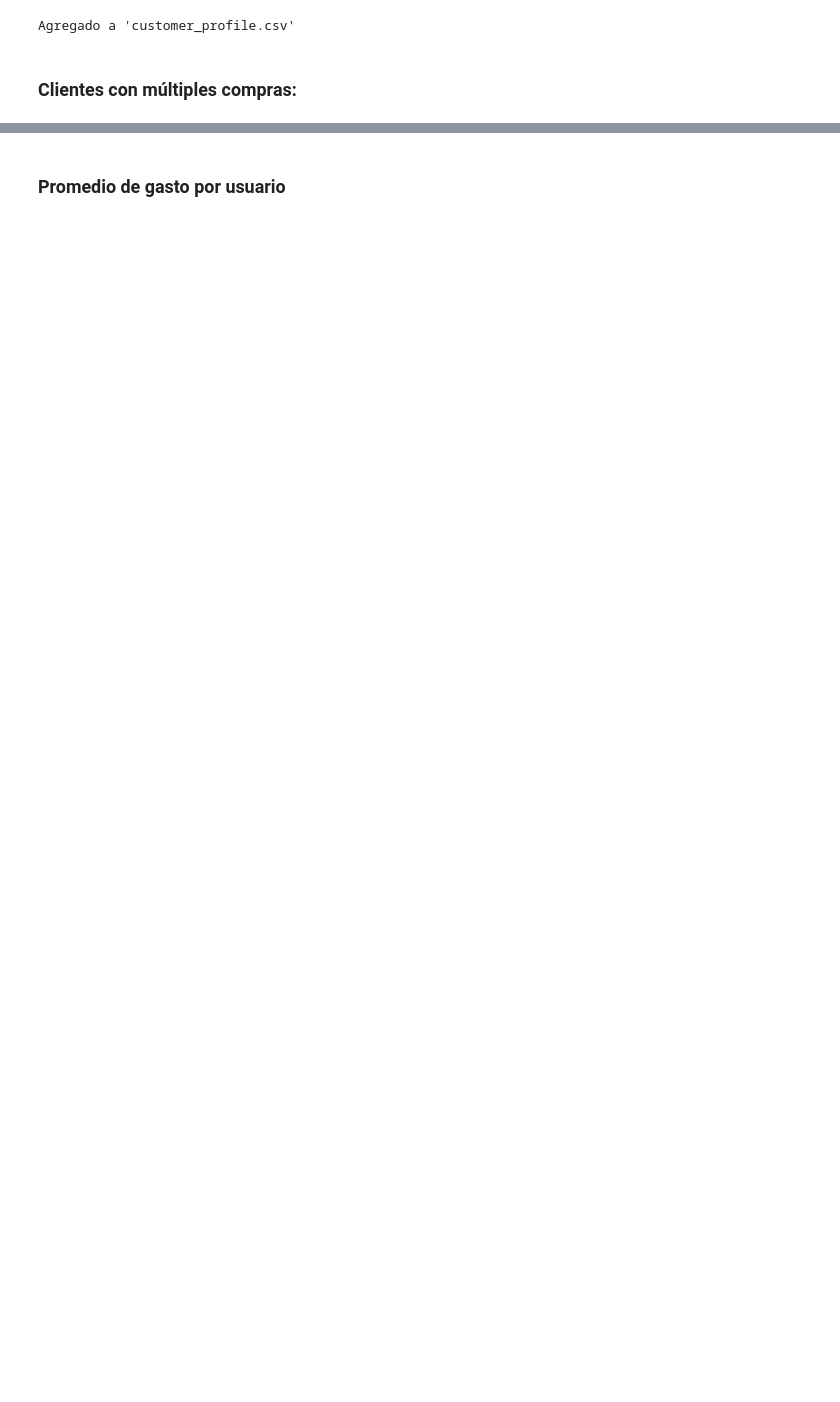
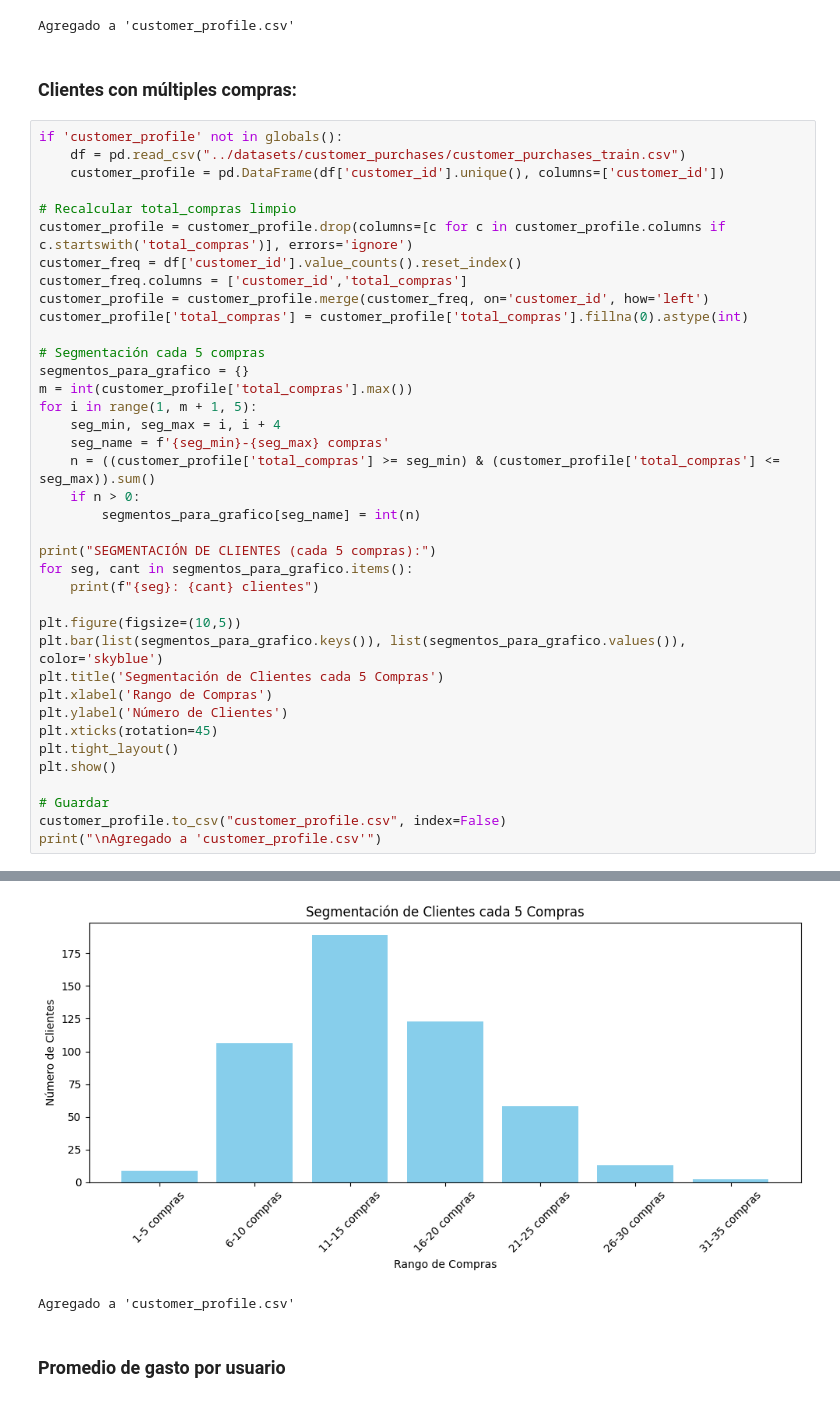
Before and after one commit to marflowersmar/ML25_MD_2025, a Jupyter notebook: src/ml25/P01_avance/Analisis_exploratorio.ipynb, the cells around one changed output, grey strips where cells are left out. Cells and saved outputs as stored; diff of their text form; blank space fills up the shorter version.

```diff
--- a/src/ml25/P01_avance/Analisis_exploratorio.ipynb
+++ b/src/ml25/P01_avance/Analisis_exploratorio.ipynb
@@ -125,3 +128,42 @@ No especificado: 113 clientes
 Agregado a 'customer_profile.csv'
 # %% [markdown]
 ### Clientes con múltiples compras:
+# %%
+if 'customer_profile' not in globals():
+    df = pd.read_csv("../datasets/customer_purchases/customer_purchases_train.csv")
+    customer_profile = pd.DataFrame(df['customer_id'].unique(), columns=['customer_id'])
+
+# Recalcular total_compras limpio
+customer_profile = customer_profile.drop(columns=[c for c in customer_profile.columns if c.startswith('total_compras')], errors='ignore')
+customer_freq = df['customer_id'].value_counts().reset_index()
+customer_freq.columns = ['customer_id','total_compras']
+customer_profile = customer_profile.merge(customer_freq, on='customer_id', how='left')
+customer_profile['total_compras'] = customer_profile['total_compras'].fillna(0).astype(int)
+
+# Segmentación cada 5 compras
+segmentos_para_grafico = {}
+m = int(customer_profile['total_compras'].max())
+for i in range(1, m + 1, 5):
+    seg_min, seg_max = i, i + 4
+    seg_name = f'{seg_min}-{seg_max} compras'
+    n = ((customer_profile['total_compras'] >= seg_min) & (customer_profile['total_compras'] <= seg_max)).sum()
+    if n > 0:
+        segmentos_para_grafico[seg_name] = int(n)
+
+print("SEGMENTACIÓN DE CLIENTES (cada 5 compras):")
+for seg, cant in segmentos_para_grafico.items():
+    print(f"{seg}: {cant} clientes")
+
+plt.figure(figsize=(10,5))
+plt.bar(list(segmentos_para_grafico.keys()), list(segmentos_para_grafico.values()), color='skyblue')
+plt.title('Segmentación de Clientes cada 5 Compras')
+plt.xlabel('Rango de Compras')
+plt.ylabel('Número de Clientes')
+plt.xticks(rotation=45)
+plt.tight_layout()
+plt.show()
+
+# Guardar
+customer_profile.to_csv("customer_profile.csv", index=False)
+print("\nAgregado a 'customer_profile.csv'")
+# %% [output]
@@ -128,2 +178,4 @@ Agregado a 'customer_profile.csv'
+[figure, added]
+Agregado a 'customer_profile.csv'
 # %% [markdown]
 ### Promedio de gasto por usuario
```
Also changed, not shown: parts of 2 cells of this notebook.
